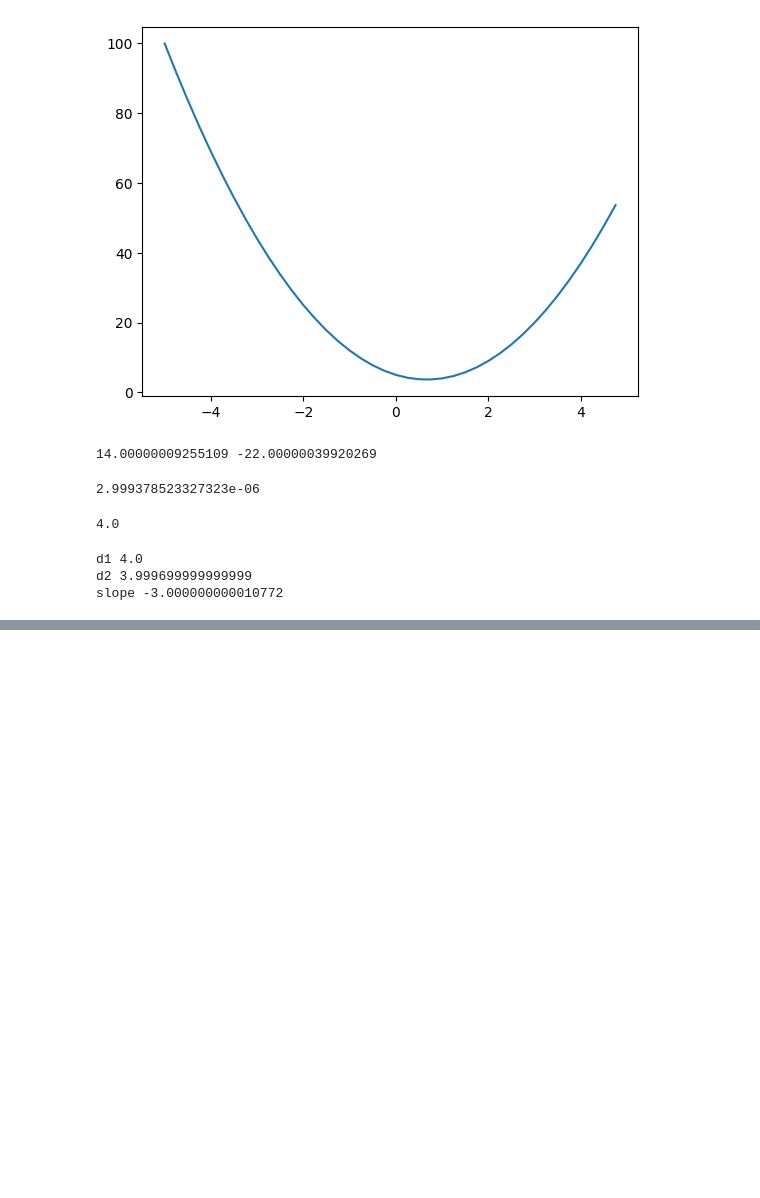
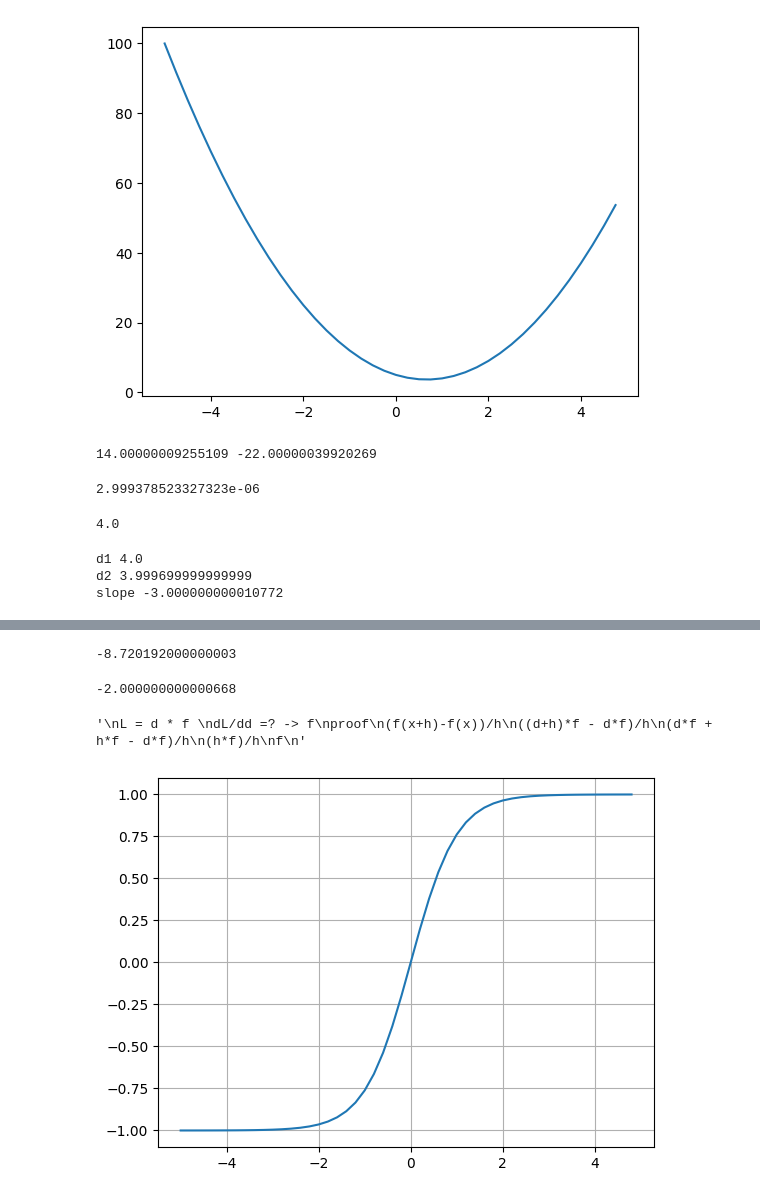
Before and after one commit to K-minutti/micrograd, a Jupyter notebook: micrograd_from_scratch.ipynb, the cells around one changed output, grey strips where cells are left out. Cells and saved outputs as stored; diff of their text form; code cells hidden in the pictures; blank space fills up the shorter version.

```diff
--- a/micrograd_from_scratch.ipynb
+++ b/micrograd_from_scratch.ipynb
@@ -78,0 +139,59 @@ Value(data=7.0)
+# %%
+a.data += 0.01 * a.grad
+b.data += 0.01 * b.grad
+c.data += 0.01 * c.grad
+f.data += 0.01 * f.grad
+
+#rewrite forward pass
+
+e = a * b
+d = e + c
+L = d * f
+print(L.data)
+# %% [output]
+-8.720192000000003
+# %%
+def lol():
+    # example of calc derivative
+    h = 0.001
+
+    a = Value(2.0, label='a')
+    b = Value(-3.0, label='b')
+    c = Value(10.0, label='c')
+    e = a*b; e.label='e'
+    d = e + c; d.label='d'
+    f = Value(-2.0, label='f')
+    L = d * f; L.label='L'
+    L1 = L.data
+
+    a = Value(2.0, label='a')
+    b = Value(-3.0, label='b')
+    c = Value(10.0, label='c')
+    e = a*b; e.label='e'
+    e.data += h
+    d = e + c; d.label='d'
+    # d.data += h # +h get derivative w/respect to d
+    f = Value(-2.0, label='f') # +h get derivative w/ respect to f
+    L = d * f; L.label='L' # mutation
+    L2 = L.data
+
+    print((L2 - L1)/h)
+
+lol()
+'''
+L = d * f
+dL/dd =? -> f
+proof
+(f(x+h)-f(x))/h
+((d+h)*f - d*f)/h
+(d*f + h*f - d*f)/h
+(h*f)/h
+f
+'''
+# %% [output]
+-2.000000000000668
+'\nL = d * f \ndL/dd =? -> f\nproof\n(f(x+h)-f(x))/h\n((d+h)*f - d*f)/h\n(d*f + h*f - d*f)/h\n(h*f)/h\nf\n'
+# %%
+plt.plot(np.arange(-5,5,0.2), np.tanh(np.arange(-5,5,0.2))); plt.grid();
+# %% [output]
+[figure, added]
```
Also changed, not shown: parts of 4 cells of this notebook.
